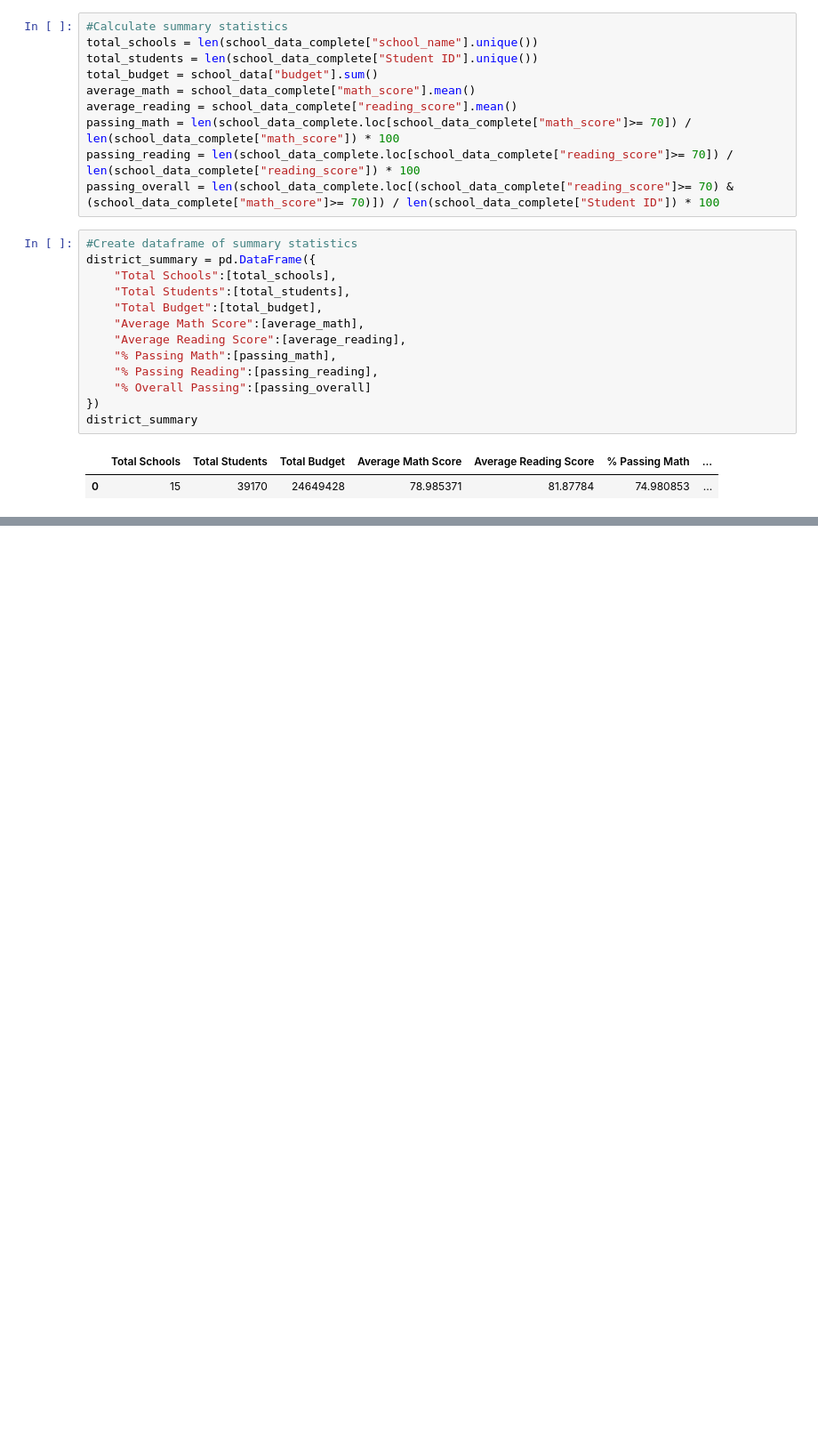
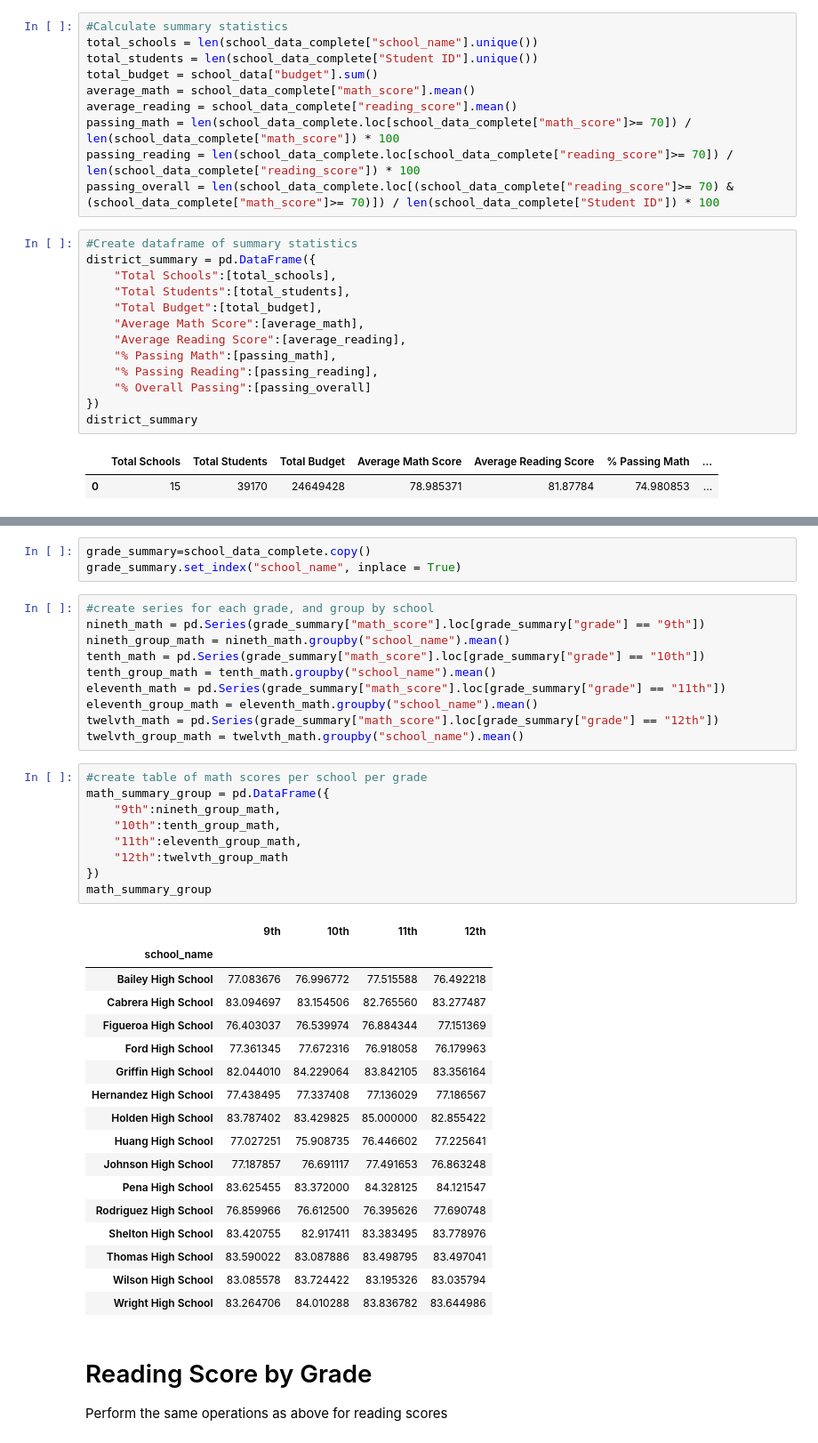
Before and after one commit to briginmis/pandas-challenge, a Jupyter notebook: PyCitySchools/PyCitySchools.ipynb, the cells around one changed output, grey strips where cells are left out. Shown: that part at 89% size. Saved outputs shown, nothing was run; the diff lists cells and outputs as text; blank space fills up the shorter version.

```diff
--- a/PyCitySchools/PyCitySchools.ipynb
+++ b/PyCitySchools/PyCitySchools.ipynb
@@ -82,0 +223,43 @@ district_summary
+# %%
+grade_summary=school_data_complete.copy()
+grade_summary.set_index("school_name", inplace = True)
+# %%
+#create series for each grade, and group by school
+nineth_math = pd.Series(grade_summary["math_score"].loc[grade_summary["grade"] == "9th"])
+nineth_group_math = nineth_math.groupby("school_name").mean()
+tenth_math = pd.Series(grade_summary["math_score"].loc[grade_summary["grade"] == "10th"])
+tenth_group_math = tenth_math.groupby("school_name").mean()
+eleventh_math = pd.Series(grade_summary["math_score"].loc[grade_summary["grade"] == "11th"])
+eleventh_group_math = eleventh_math.groupby("school_name").mean()
+twelvth_math = pd.Series(grade_summary["math_score"].loc[grade_summary["grade"] == "12th"])
+twelvth_group_math = twelvth_math.groupby("school_name").mean()
+# %%
+#create table of math scores per school per grade
+math_summary_group = pd.DataFrame({
+    "9th":nineth_group_math,
+    "10th":tenth_group_math,
+    "11th":eleventh_group_math,
+    "12th":twelvth_group_math
+})
+math_summary_group
+# %% [output]
+|  | 9th | 10th | 11th | 12th |
+| school_name |  |  |  |  |
+| Bailey High School | 77.083676 | 76.996772 | 77.515588 | 76.492218 |
+| Cabrera High School | 83.094697 | 83.154506 | 82.765560 | 83.277487 |
+| Figueroa High School | 76.403037 | 76.539974 | 76.884344 | 77.151369 |
+| Ford High School | 77.361345 | 77.672316 | 76.918058 | 76.179963 |
+| Griffin High School | 82.044010 | 84.229064 | 83.842105 | 83.356164 |
+| Hernandez High School | 77.438495 | 77.337408 | 77.136029 | 77.186567 |
+| Holden High School | 83.787402 | 83.429825 | 85.000000 | 82.855422 |
+| Huang High School | 77.027251 | 75.908735 | 76.446602 | 77.225641 |
+| Johnson High School | 77.187857 | 76.691117 | 77.491653 | 76.863248 |
+| Pena High School | 83.625455 | 83.372000 | 84.328125 | 84.121547 |
+| Rodriguez High School | 76.859966 | 76.612500 | 76.395626 | 77.690748 |
+| Shelton High School | 83.420755 | 82.917411 | 83.383495 | 83.778976 |
+| Thomas High School | 83.590022 | 83.087886 | 83.498795 | 83.497041 |
+| Wilson High School | 83.085578 | 83.724422 | 83.195326 | 83.035794 |
+| Wright High School | 83.264706 | 84.010288 | 83.836782 | 83.644986 |
+# %% [markdown]
+# Reading Score by Grade
+Perform the same operations as above for reading scores
```
Also changed, not shown: parts of 34 cells of this notebook.
